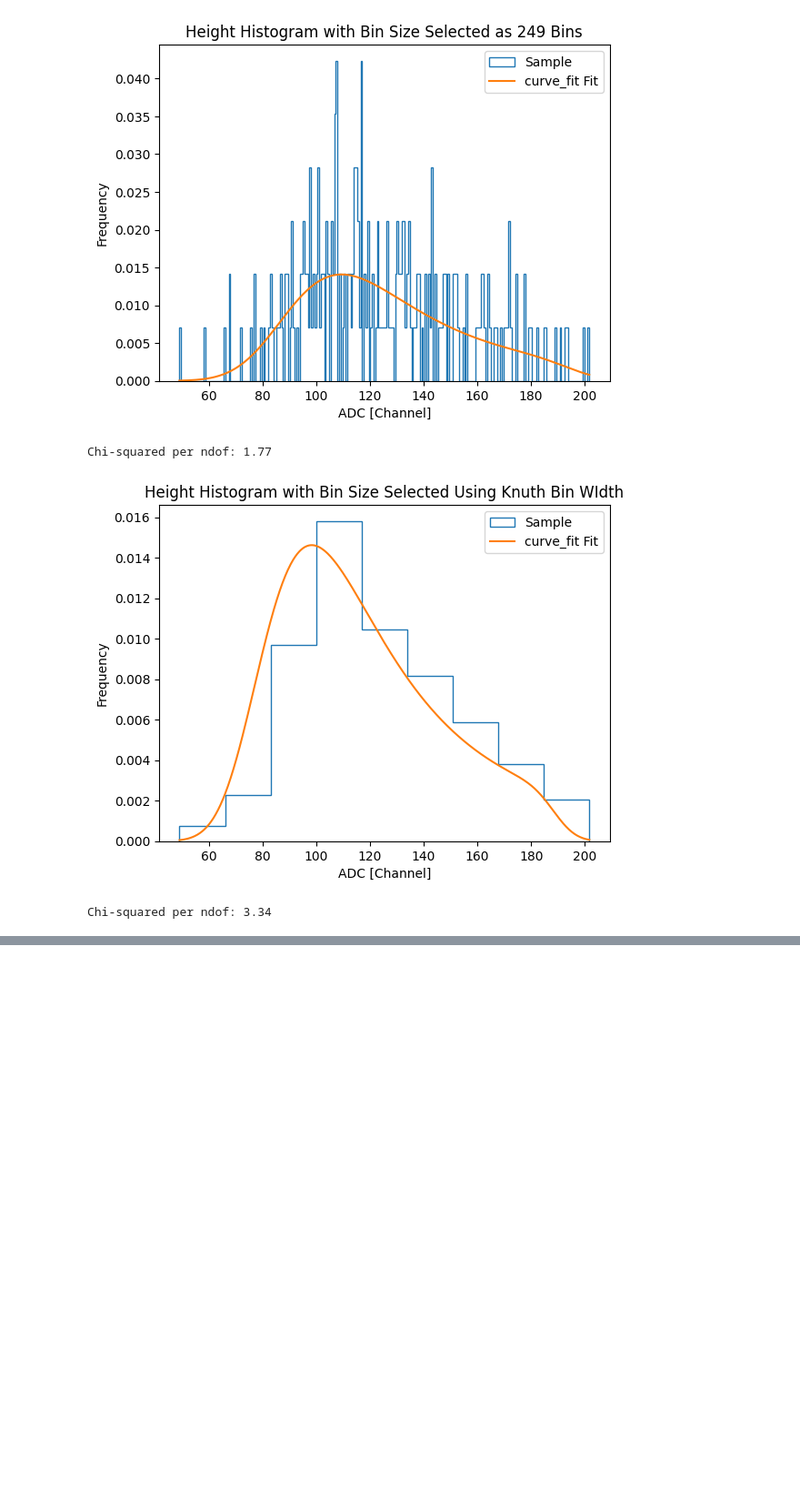
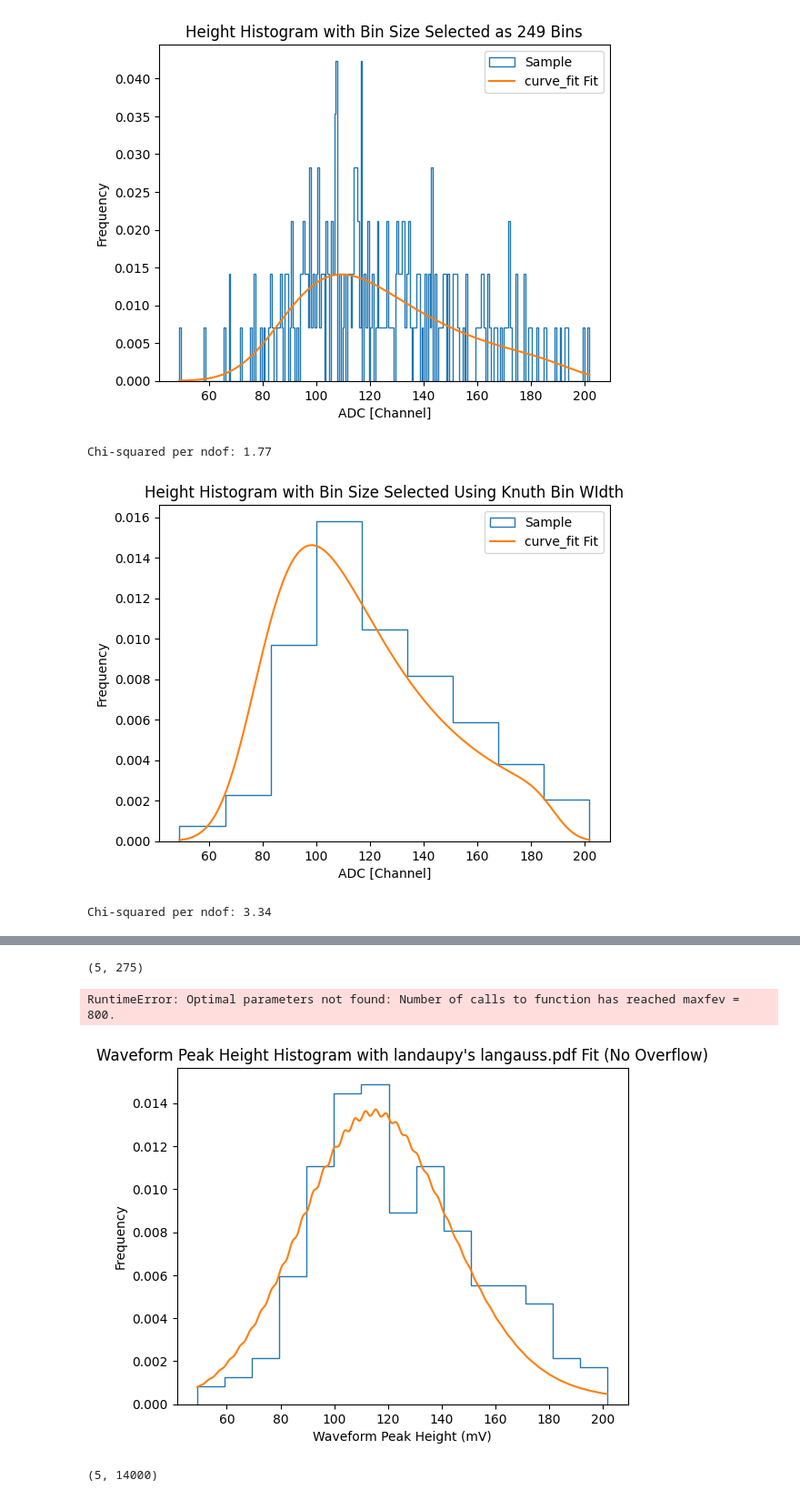
Before and after one commit to Harris-Oldring/mist-characterization-optimization, a Jupyter notebook: analysis/characterization_development/fitting_experimenting2.ipynb, the cells around one changed output, grey strips where cells are left out. Shown at 91% size. Drawn from its saved outputs; the diff is of its cells as text; code cells hidden in the pictures; blank space fills up the shorter version.

```diff
--- a/analysis/characterization_development/fitting_experimenting2.ipynb
+++ b/analysis/characterization_development/fitting_experimenting2.ipynb
@@ -429,0 +497,61 @@ Chi-squared per ndof: 3.34
+# %%
+n_channels, parent_dir = 3,"test_18"
+data = get_ch_data_from_parent(0,parent_dir)
+print(data.shape)
+height,_,energy,_,_ = data
+mask,overflows = remove_overflow2(energy)
+masked_height,masked_energy=height[mask],energy[mask]
+# %% [output]
+(5, 275)
+# %%
+xfit = np.linspace(np.min(masked_height),np.max(masked_height),1000)
+plt.title("Waveform Peak Height Histogram with landaupy's langauss.pdf Fit (No Overflow)")
+plt.xlabel("Waveform Peak Height (mV)")
+plt.ylabel("Frequency")
+_,bins,_ = plt.hist(masked_height,bins=round(np.sqrt(len(masked_height))),histtype="step",label="Sample",density=True)
+n_bins = len(bins)-1
+params = langauss_fit(masked_height)[0::2]
+yfit = langauss.pdf(xfit, *params)
+plt.plot(xfit,yfit,label="curve_fit Fit 1")
+params = langauss_fit2(masked_height)[0::2]
+yfit = langauss.pdf(xfit, *params)
+plt.plot(xfit,yfit,label="curve_fit Fit 2")
+plt.legend()
+plt.show()
+
+print(params)
+
+fit_cdf = make_interp_spline(xfit,pdf2cdf(xfit,yfit),5)
+print(f"Chi-squared per ndof: {chi_squared_per_ndof(masked_height,n_bins,fit_cdf,n_params=3)[0]:.2f}")
+
+xfit = np.linspace(np.min(height),np.max(height),1000)
+plt.title("Waveform Peak Height Histogram with landaupy's langauss.pdf Fit")
+plt.xlabel("Waveform Peak Height (mV)")
+plt.ylabel("Frequency")
+_,bins,_ = plt.hist(height,bins=round(np.sqrt(len(height))),histtype="step",label="Sample",density=True)
+n_bins = len(bins)-1
+params = langauss_fit(height)[0::2]
+yfit = langauss.pdf(xfit, *params)
+plt.plot(xfit,yfit,label="curve_fit Fit")
+params = langauss_fit2(height)[0::2]
+yfit = langauss.pdf(xfit, *params)
+plt.plot(xfit,yfit,label="curve_fit Fit 2")
+plt.legend()
+plt.show()
+
+print(params)
+
+fit_cdf = make_interp_spline(xfit,pdf2cdf(xfit,yfit),5)
+print(f"Chi-squared per ndof: {chi_squared_per_ndof(height,n_bins,fit_cdf,n_params=3)[0]:.2f}")
+# %% [output]
+RuntimeError: Optimal parameters not found: Number of calls to function has reached maxfev = 800.
+[figure, added]
+# %%
+n_channels, parent_dir = 3,"test_0"
+data = get_ch_data_from_parent(0,parent_dir)
+print(data.shape)
+height,_,energy,_,_ = data
+mask,overflows = remove_overflow2(energy)
+masked_height,masked_energy=height[mask],energy[mask]
+# %% [output]
+(5, 14000)
```
Also changed, not shown: parts of 6 cells of this notebook, 4 other files.
